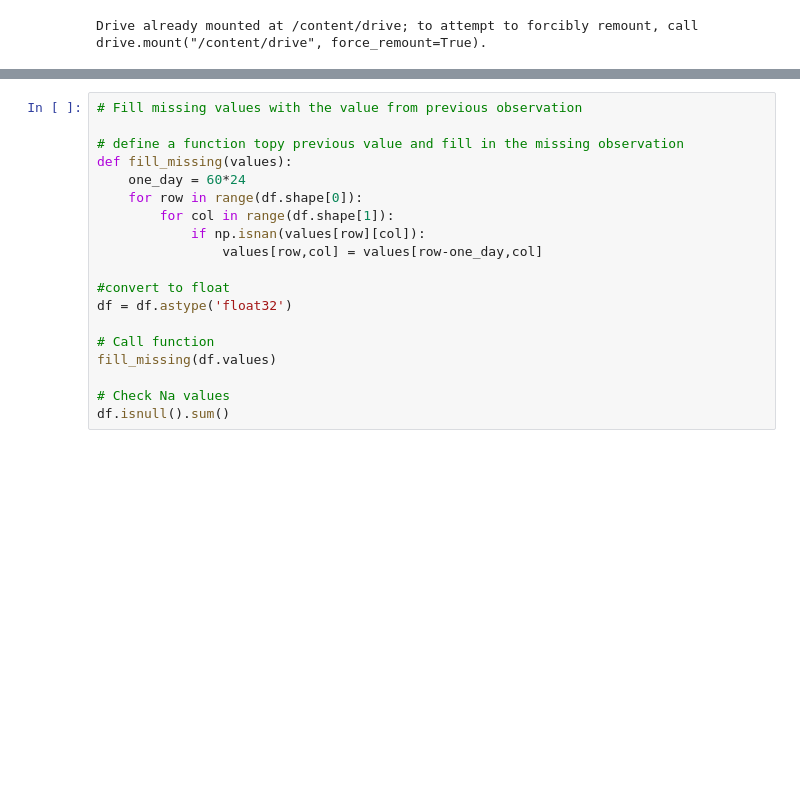
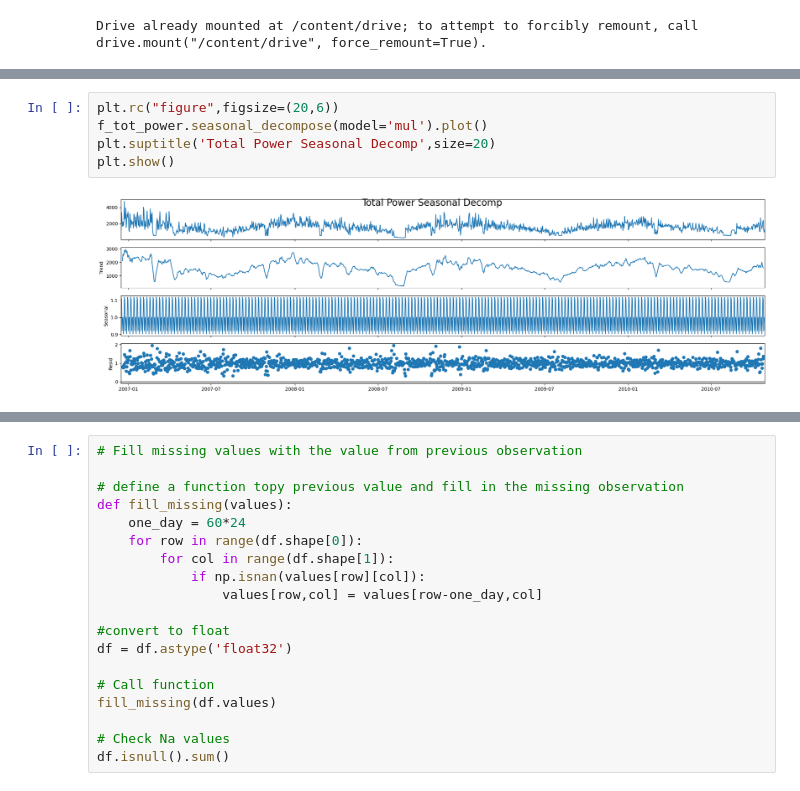
Before and after one commit to augustofonseca25/LSTM-time-series-tutorial, a Jupyter notebook: LSTM_model3.ipynb, the cells around one changed output, grey strips where cells are left out. Cells and saved outputs as stored; diff of their text form; blank space fills up the shorter version.

```diff
--- a/LSTM_model3.ipynb
+++ b/LSTM_model3.ipynb
@@ -64,0 +249,7 @@ df.head()
+# %%
+plt.rc("figure",figsize=(20,6))
+f_tot_power.seasonal_decompose(model='mul').plot()
+plt.suptitle('Total Power Seasonal Decomp',size=20)
+plt.show()
+# %% [output]
+[figure, added]
```
Also changed, not shown: parts of 13 cells of this notebook.
